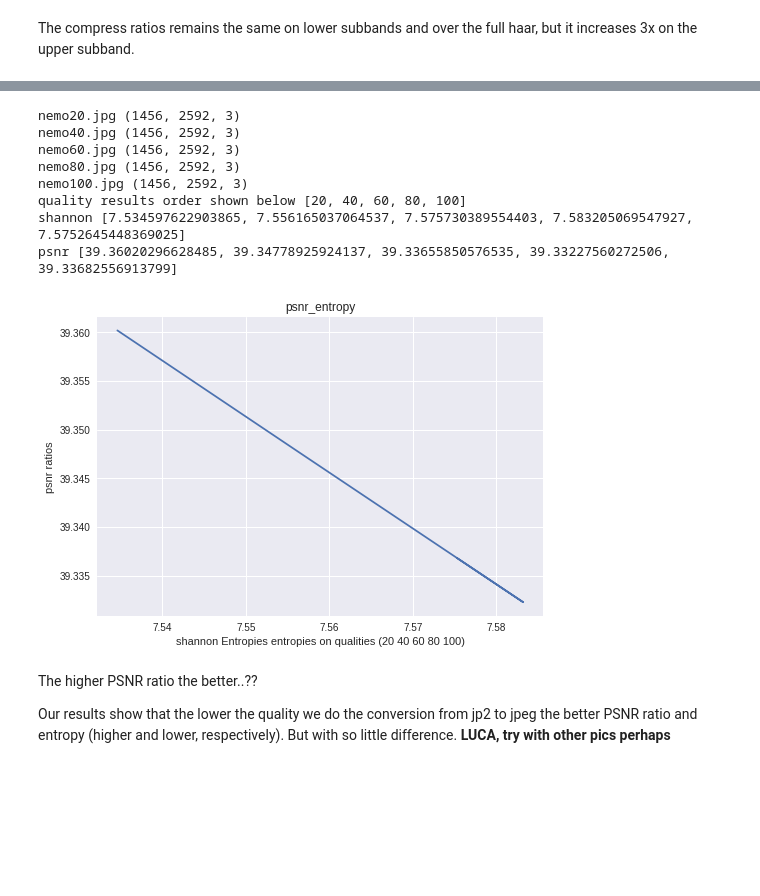
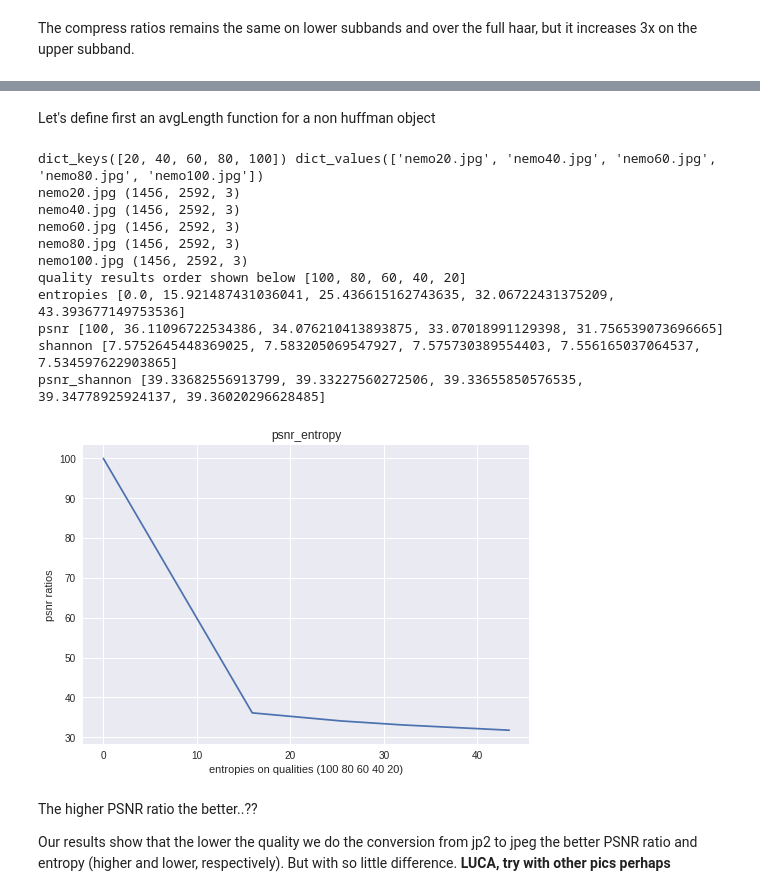
Before and after one commit to alvarogg777/colabCompression, a Jupyter notebook: Compress_Lab4.ipynb, the cells around one changed output, grey strips where cells are left out. Drawn from its saved outputs; the diff is of its cells as text; code cells hidden in the pictures; blank space fills up the shorter version.

```diff
--- a/Compress_Lab4.ipynb
+++ b/Compress_Lab4.ipynb
@@ -304,42 +328,86 @@ Successfully installed glymur-0.8.16 pgmagick-0.7.4
+# %% [markdown]
+Let's define first an avgLength function for a non huffman object
+# %%
+def str_len(x):
+  return len(str(x))
+compute_len=np.vectorize(str_len)
+def bpp(input_img):
+  uniques = np.unique(input_img)
+  freq_norm =  [(input_img==value).sum() / np.size(input_img) for value in uniques]
+  lenCodes=compute_len(uniques).astype(float)
+#   print(lenCodes,np.size(lenCodes),np.size(freq_norm))
+  lenCodes*=freq_norm
+  return np.sum(lenCodes)
 # %%
 # nemo100=plt.imread('nemo100.jpg')#supposedly to be lossless
 # plt.imshow(nemo100)
 import re
 def psnr_entropy(file_name,format):
   list_files_aux={}
   list_files={}
+  #we take the current directory and applying regular expressions we scan all the files nemo*.jpg that contains numbers(i.e quality)
   for file in os.listdir():
     if(file.endswith(format) and file.startswith(file_name)):
       quality=int(re.findall(r'\d+',file)[0])
       list_files_aux[quality]=file
+  #we sort the list of files from the filter above, so it goes in increasing order 20,40...
   for key in sorted(list_files_aux):
     list_files[key]=list_files_aux[key]
+  shannon=[]
   entropies=[]
-  psnr_ratios=[]
+  psnr_shannon=[]
+  psnr_entr=[]
+  avgLengths=[]
+
+  print(list_files.keys(),list_files.values())
+  img100=plt.imread(list(list_files.values())[-1])#nemo100.jpg
   for index,file in enumerate(list_files.values()):
     image=plt.imread(file)
+    avgLengths.append(bpp(image))
     print(file,image.shape)
-    entropies.append(shannonEntropy(image))
-    psnr_ratios.append(10*np.log10((255**2)/entropies[index]))
+    MSE_sh=shannonEntropy(image)
+    shannon.append(MSE_sh)
+    MSE = np.mean(np.power(np.subtract(img100,image),2))
+    entropies.append(MSE)
+    if(MSE_sh<0.001):
+      psnr_shannon.append(100)
+    else:
+      psnr_shannon.append(10*np.log10((255**2)/MSE_sh))
+    if(MSE<0.001):
+      psnr_entr.append(100)
+    else:
+      psnr_entr.append(10*np.log10((255**2)/MSE))
   plt.figure()
   plt.title('psnr_entropy')
-  plt.xlabel('shannon Entropies entropies on qualities ('+' '.join([str(key) for key in sorted(list_files_aux)])+')')
+  plt.xlabel('entropies on qualities ('+' '.join([str(key) for key in sorted(list_files_aux)[::-1]])+')')
   plt.ylabel('psnr ratios')
-  plt.plot(entropies,psnr_ratios)
-  print('quality results order shown below',sorted(list_files_aux))
-  print('shannon',entropies)
-  print('psnr',psnr_ratios)
-psnr_entropy('nemo','jpg')
+  plt.plot(entropies,psnr_entr)
+  print('quality results order shown below',sorted(list_files_aux)[::-1])#matplotlib sorts the xarray and starts plotting x as 0 which is quality 100 so its reverted
+  print('entropies',entropies[::-1])
+  print('psnr',psnr_entr[::-1])
+  print('shannon',shannon[::-1])
+  print('psnr_shannon',psnr_shannon[::-1])
+  return avgLengths[::-1]
+#   plt.figure()
+#   plt.title('psnr_entropy')
+#   plt.xlabel('shannon entropies on qualities ('+' '.join([str(key) for key in sorted(list_files_aux)])+')')
+#   plt.ylabel('psnr ratios')
+#   plt.plot(shannon,psnr_shannon)
+
+jpg_lengths=psnr_entropy('nemo','jpg')
 # %% [output]
+dict_keys([20, 40, 60, 80, 100]) dict_values(['nemo20.jpg', 'nemo40.jpg', 'nemo60.jpg', 'nemo80.jpg', 'nemo100.jpg'])
 nemo20.jpg (1456, 2592, 3)
 nemo40.jpg (1456, 2592, 3)
 nemo60.jpg (1456, 2592, 3)
 nemo80.jpg (1456, 2592, 3)
 nemo100.jpg (1456, 2592, 3)
-quality results order shown below [20, 40, 60, 80, 100]
-shannon [7.534597622903865, 7.556165037064537, 7.575730389554403, 7.583205069547927, 7.5752645448369025]
-psnr [39.36020296628485, 39.34778925924137, 39.33655850576535, 39.33227560272506, 39.33682556913799]
+quality results order shown below [100, 80, 60, 40, 20]
+entropies [0.0, 15.921487431036041, 25.436615162743635, 32.06722431375209, 43.393677149753536]
+psnr [100, 36.11096722534386, 34.076210413893875, 33.07018991129398, 31.756539073696665]
+shannon [7.5752645448369025, 7.583205069547927, 7.575730389554403, 7.556165037064537, 7.534597622903865]
+psnr_shannon [39.33682556913799, 39.33227560272506, 39.33655850576535, 39.34778925924137, 39.36020296628485]
-[figure, old version]
+[figure, new version]
 # %% [markdown]
 The higher PSNR ratio the better..??
 
```
Also changed, not shown: parts of 33 cells of this notebook.
